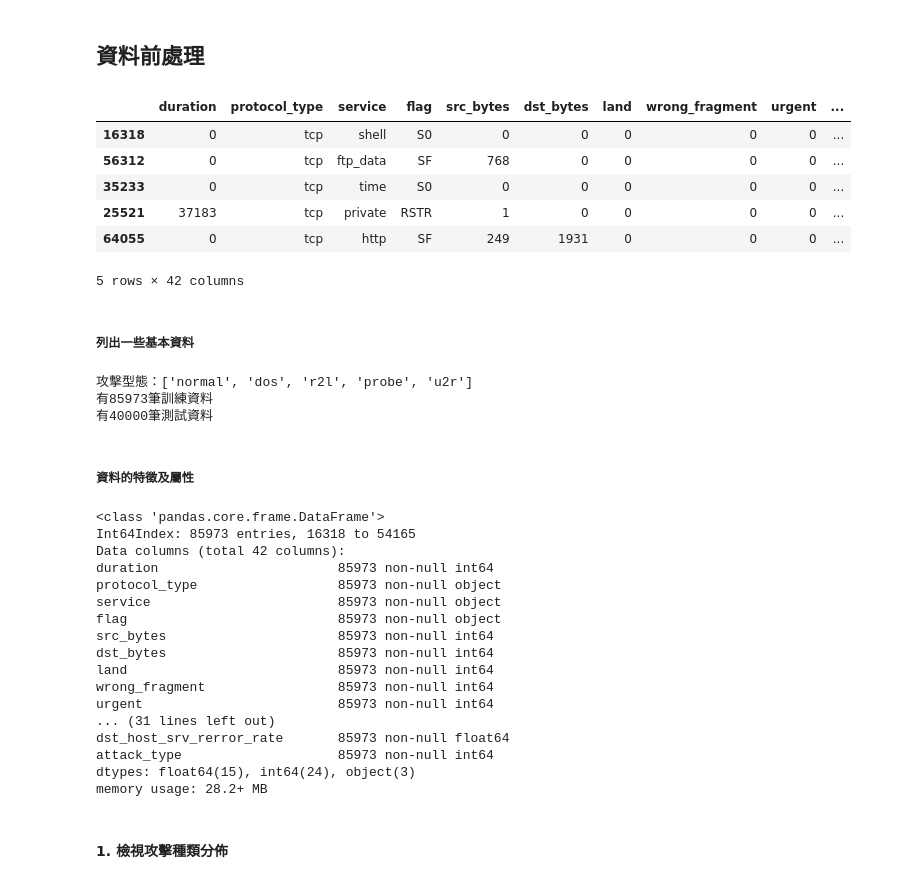
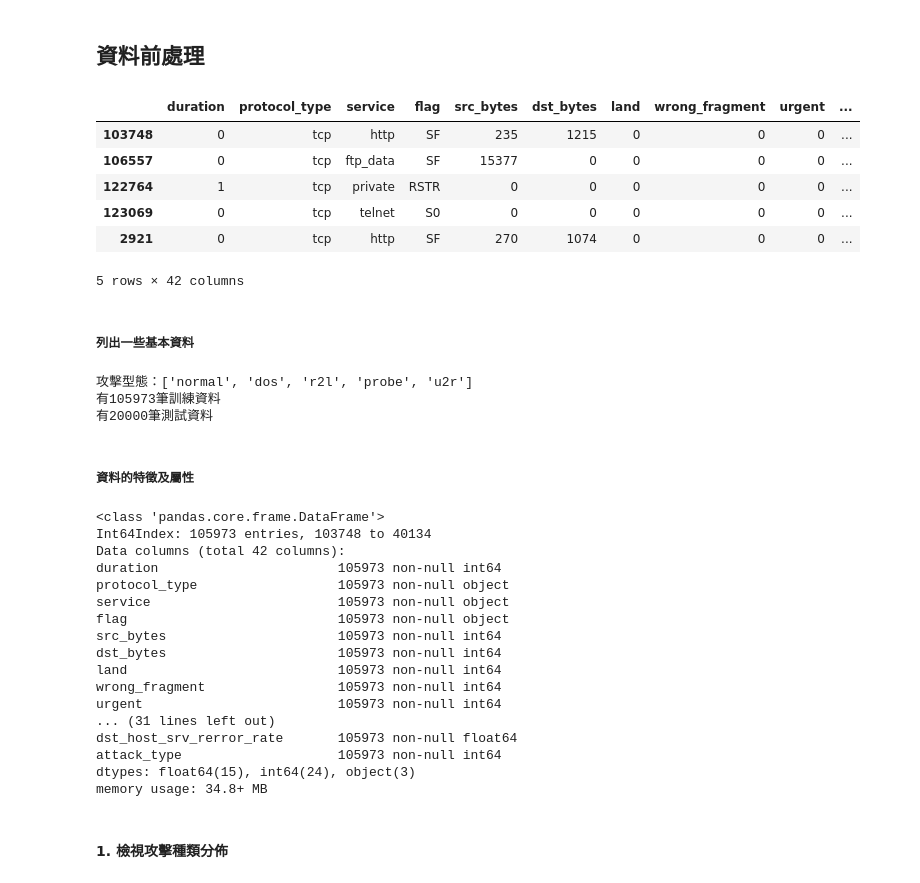
Before and after one commit to kaichiachen/Anomaly-detection, a Jupyter notebook: 異常偵測.ipynb, the cells around one changed output. Saved outputs shown, nothing was run; the diff lists cells and outputs as text; code cells hidden in the pictures.

```diff
--- a/異常偵測.ipynb
+++ b/異常偵測.ipynb
@@ -32,19 +25,19 @@ bot = telepot.Bot('258510570:AAHujlmQqiZ_L4yrWMR9HtuE-0rK8xXo-XY')
 # %%
 traindata, attack_type_list = Processor.cleanData(trainFid)
 traindata = traindata.iloc[np.random.permutation(len(traindata))]
 test_data_len = 20000
 traindata_len = len(traindata) - test_data_len
-testdata = traindata[traindata_len - test_data_len:]
-traindata = traindata[:traindata_len - test_data_len]
+testdata = traindata[traindata_len:]
+traindata = traindata[:traindata_len]
 # testdata, _ = Processor.cleanData(testFid)
 traindata.head()
 # %% [output]
 |  | duration | protocol_type | service | flag | src_bytes | dst_bytes | land | wrong_fragment | urgent | ... |
-| 16318 | 0 | tcp | shell | S0 | 0 | 0 | 0 | 0 | 0 | ... |
-| 56312 | 0 | tcp | ftp_data | SF | 768 | 0 | 0 | 0 | 0 | ... |
-| 35233 | 0 | tcp | time | S0 | 0 | 0 | 0 | 0 | 0 | ... |
-| 25521 | 37183 | tcp | private | RSTR | 1 | 0 | 0 | 0 | 0 | ... |
-| 64055 | 0 | tcp | http | SF | 249 | 1931 | 0 | 0 | 0 | ... |
+| 103748 | 0 | tcp | http | SF | 235 | 1215 | 0 | 0 | 0 | ... |
+| 106557 | 0 | tcp | ftp_data | SF | 15377 | 0 | 0 | 0 | 0 | ... |
+| 122764 | 1 | tcp | private | RSTR | 0 | 0 | 0 | 0 | 0 | ... |
+| 123069 | 0 | tcp | telnet | S0 | 0 | 0 | 0 | 0 | 0 | ... |
+| 2921 | 0 | tcp | http | SF | 270 | 1074 | 0 | 0 | 0 | ... |
 5 rows × 42 columns
 # %% [markdown]
 ##### 列出一些基本資料
@@ -54,30 +47,30 @@ print "有%d筆訓練資料" % len(traindata)
 print "有%d筆測試資料" % len(testdata)
 # %% [output]
 攻擊型態：['normal', 'dos', 'r2l', 'probe', 'u2r']
-有85973筆訓練資料
-有40000筆測試資料
+有105973筆訓練資料
+有20000筆測試資料
 # %% [markdown]
 ##### 資料的特徵及屬性
 # %%
 traindata.info()
 # %% [output]
 <class 'pandas.core.frame.DataFrame'>
-Int64Index: 85973 entries, 16318 to 54165
+Int64Index: 105973 entries, 103748 to 40134
 Data columns (total 42 columns):
-duration                       85973 non-null int64
-protocol_type                  85973 non-null object
-service                        85973 non-null object
-flag                           85973 non-null object
-src_bytes                      85973 non-null int64
-dst_bytes                      85973 non-null int64
-land                           85973 non-null int64
-wrong_fragment                 85973 non-null int64
-urgent                         85973 non-null int64
+duration                       105973 non-null int64
+protocol_type                  105973 non-null object
+service                        105973 non-null object
+flag                           105973 non-null object
+src_bytes                      105973 non-null int64
+dst_bytes                      105973 non-null int64
+land                           105973 non-null int64
+wrong_fragment                 105973 non-null int64
+urgent                         105973 non-null int64
 ... (31 lines left out)
-dst_host_srv_rerror_rate       85973 non-null float64
-attack_type                    85973 non-null int64
+dst_host_srv_rerror_rate       105973 non-null float64
+attack_type                    105973 non-null int64
 dtypes: float64(15), int64(24), object(3)
-memory usage: 28.2+ MB
+memory usage: 34.8+ MB
 # %% [markdown]
 #### 1. 檢視攻擊種類分佈
 # %%
```
Also changed, not shown: parts of 27 cells of this notebook, 1 other file.
